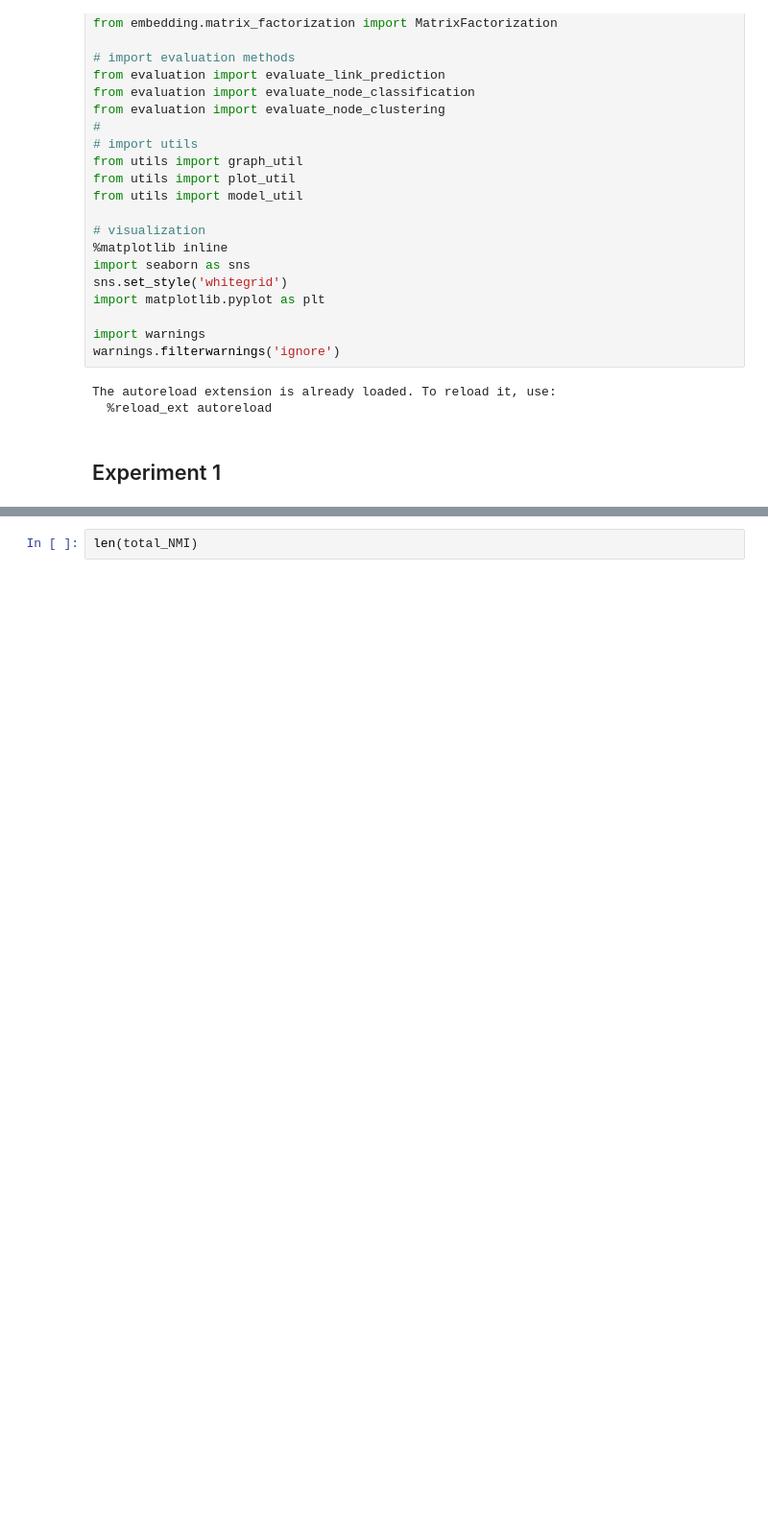
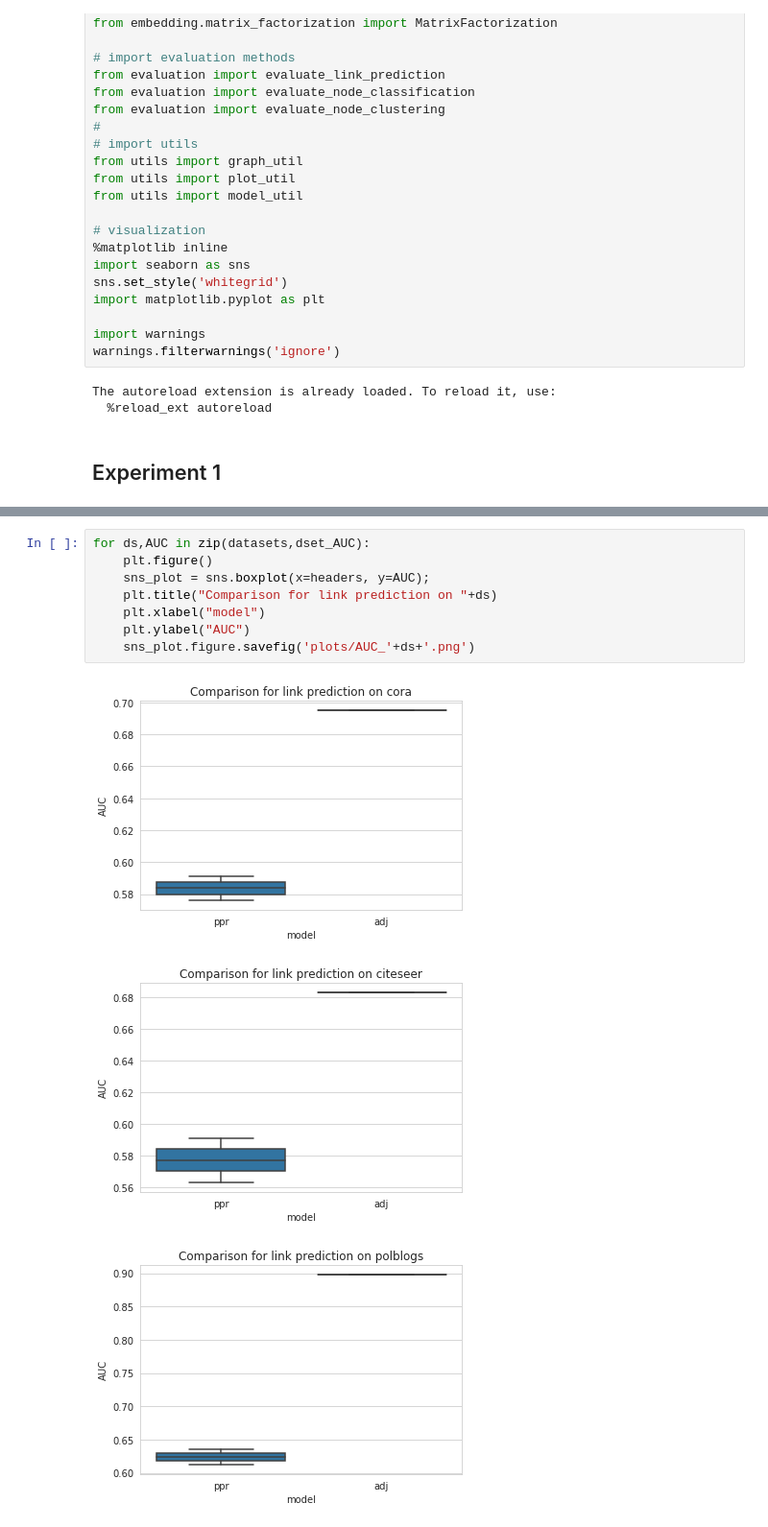
Before and after one commit to richtertill/node_embeddings, a Jupyter notebook: experiments/Experiment_pipeline.ipynb, the cells around one changed output, grey strips where cells are left out. Shown: that part at 96% size. Drawn from its saved outputs; the diff is of its cells as text; blank space fills up the shorter version.

```diff
--- a/experiments/Experiment_pipeline.ipynb
+++ b/experiments/Experiment_pipeline.ipynb
@@ -213,2 +235,12 @@ for ds,NMI in zip(datasets,dset_NMI):
-# %%
-len(total_NMI)
+# %%
+for ds,AUC in zip(datasets,dset_AUC):
+    plt.figure()
+    sns_plot = sns.boxplot(x=headers, y=AUC);
+    plt.title("Comparison for link prediction on "+ds)
+    plt.xlabel("model")
+    plt.ylabel("AUC")
+    sns_plot.figure.savefig('plots/AUC_'+ds+'.png')
+# %% [output]
+[figure, added]
+[figure, added]
+[figure, added]
```
Also changed, not shown: parts of 4 cells of this notebook, 44 other files.
